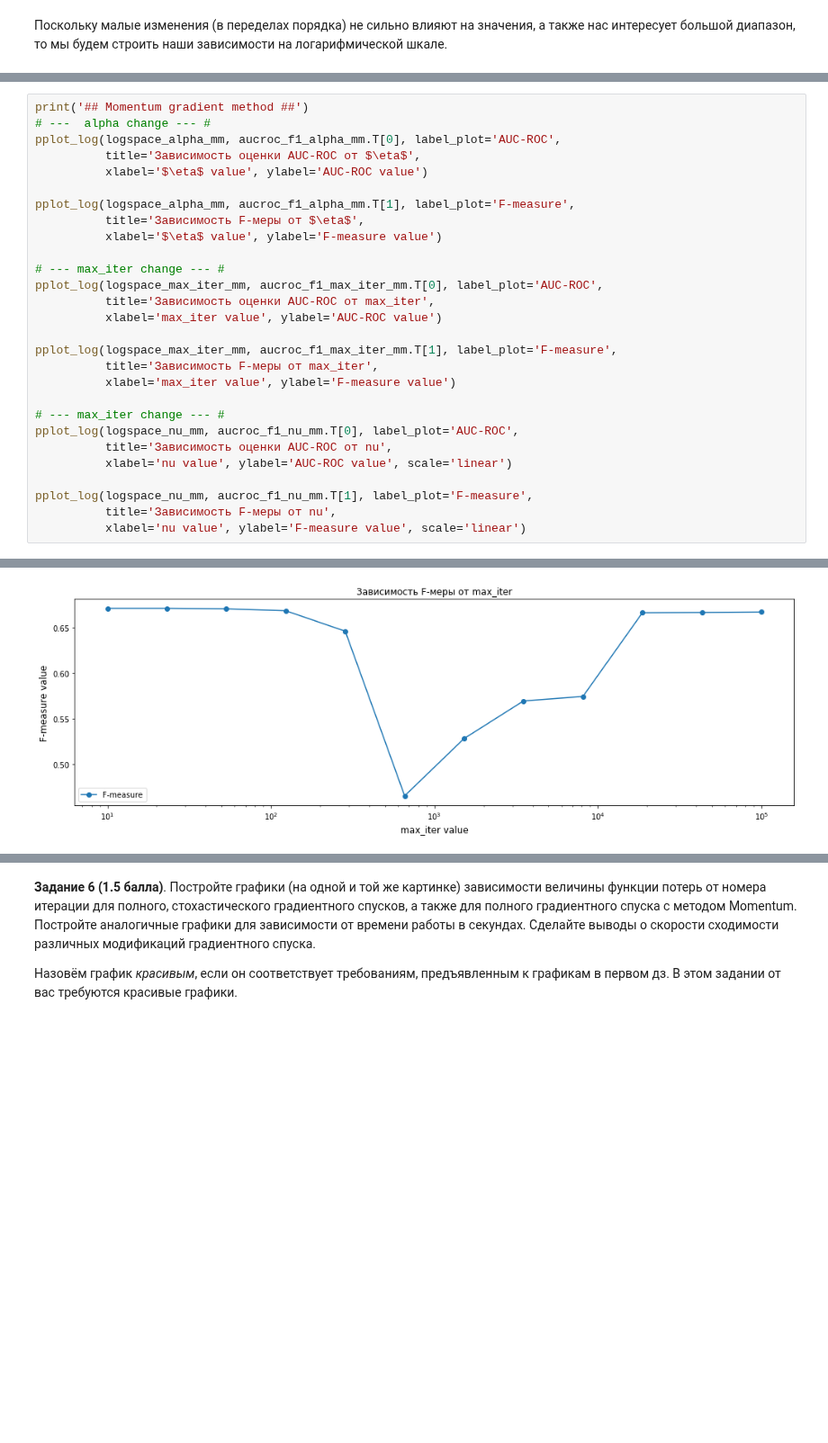
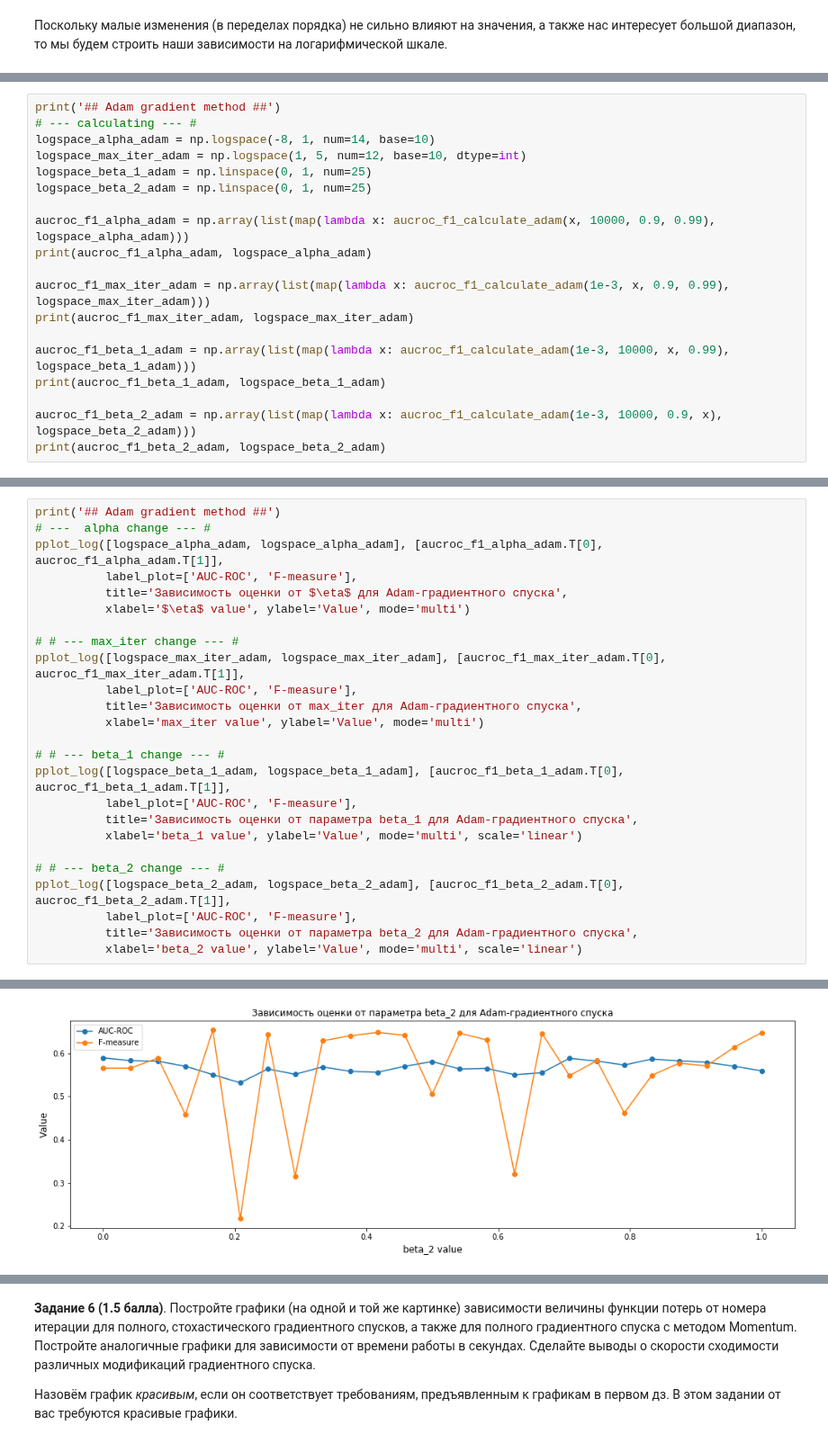
Before and after one commit to GorillazZz1/ml-course-hse-2020, a Jupyter notebook: hw4.ipynb, the cells around one changed output, grey strips where cells are left out. Shown at 90% size. Cells and saved outputs as stored; diff of their text form; blank space fills up the shorter version.

Commit message:
started part 2+adam method release

```diff
--- a/hw4.ipynb
+++ b/hw4.ipynb
@@ -595,0 +679,19 @@ print(aucroc_f1_nu_mm, logspace_nu_mm)
+# %%
+print('## Adam gradient method ##')
+# --- calculating --- #
+logspace_alpha_adam = np.logspace(-8, 1, num=14, base=10)
+logspace_max_iter_adam = np.logspace(1, 5, num=12, base=10, dtype=int)
+logspace_beta_1_adam = np.linspace(0, 1, num=25)
+logspace_beta_2_adam = np.linspace(0, 1, num=25)
+
+aucroc_f1_alpha_adam = np.array(list(map(lambda x: aucroc_f1_calculate_adam(x, 10000, 0.9, 0.99), logspace_alpha_adam)))
+print(aucroc_f1_alpha_adam, logspace_alpha_adam)
+
+aucroc_f1_max_iter_adam = np.array(list(map(lambda x: aucroc_f1_calculate_adam(1e-3, x, 0.9, 0.99), logspace_max_iter_adam)))
+print(aucroc_f1_max_iter_adam, logspace_max_iter_adam)
+
+aucroc_f1_beta_1_adam = np.array(list(map(lambda x: aucroc_f1_calculate_adam(1e-3, 10000, x, 0.99), logspace_beta_1_adam)))
+print(aucroc_f1_beta_1_adam, logspace_beta_1_adam)
+
+aucroc_f1_beta_2_adam = np.array(list(map(lambda x: aucroc_f1_calculate_adam(1e-3, 10000, 0.9, x), logspace_beta_2_adam)))
+print(aucroc_f1_beta_2_adam, logspace_beta_2_adam)
@@ -596,29 +713,26 @@ print(aucroc_f1_nu_mm, logspace_nu_mm)
 # %%
-print('## Momentum gradient method ##')
+print('## Adam gradient method ##')
 # ---  alpha change --- #
-pplot_log(logspace_alpha_mm, aucroc_f1_alpha_mm.T[0], label_plot='AUC-ROC',
-          title='Зависимость оценки AUC-ROC от $\eta$',
-          xlabel='$\eta$ value', ylabel='AUC-ROC value')
+pplot_log([logspace_alpha_adam, logspace_alpha_adam], [aucroc_f1_alpha_adam.T[0], aucroc_f1_alpha_adam.T[1]],
+          label_plot=['AUC-ROC', 'F-measure'],
+          title='Зависимость оценки от $\eta$ для Adam-градиентного спуска',
+          xlabel='$\eta$ value', ylabel='Value', mode='multi')
 
-pplot_log(logspace_alpha_mm, aucroc_f1_alpha_mm.T[1], label_plot='F-measure',
-          title='Зависимость F-меры от $\eta$',
-          xlabel='$\eta$ value', ylabel='F-measure value')
+# # --- max_iter change --- #
+pplot_log([logspace_max_iter_adam, logspace_max_iter_adam], [aucroc_f1_max_iter_adam.T[0], aucroc_f1_max_iter_adam.T[1]],
+          label_plot=['AUC-ROC', 'F-measure'],
+          title='Зависимость оценки от max_iter для Adam-градиентного спуска',
+          xlabel='max_iter value', ylabel='Value', mode='multi')
 
-# --- max_iter change --- #
-pplot_log(logspace_max_iter_mm, aucroc_f1_max_iter_mm.T[0], label_plot='AUC-ROC',
-          title='Зависимость оценки AUC-ROC от max_iter',
-          xlabel='max_iter value', ylabel='AUC-ROC value')
+# # --- beta_1 change --- #
+pplot_log([logspace_beta_1_adam, logspace_beta_1_adam], [aucroc_f1_beta_1_adam.T[0], aucroc_f1_beta_1_adam.T[1]],
+          label_plot=['AUC-ROC', 'F-measure'],
+          title='Зависимость оценки от параметра beta_1 для Adam-градиентного спуска',
+          xlabel='beta_1 value', ylabel='Value', mode='multi', scale='linear')
 
-pplot_log(logspace_max_iter_mm, aucroc_f1_max_iter_mm.T[1], label_plot='F-measure',
-          title='Зависимость F-меры от max_iter',
-          xlabel='max_iter value', ylabel='F-measure value')
-
-# --- max_iter change --- #
-pplot_log(logspace_nu_mm, aucroc_f1_nu_mm.T[0], label_plot='AUC-ROC',
-          title='Зависимость оценки AUC-ROC от nu',
-          xlabel='nu value', ylabel='AUC-ROC value', scale='linear')
-
-pplot_log(logspace_nu_mm, aucroc_f1_nu_mm.T[1], label_plot='F-measure',
-          title='Зависимость F-меры от nu',
-          xlabel='nu value', ylabel='F-measure value', scale='linear')
+# # --- beta_2 change --- #
+pplot_log([logspace_beta_2_adam, logspace_beta_2_adam], [aucroc_f1_beta_2_adam.T[0], aucroc_f1_beta_2_adam.T[1]],
+          label_plot=['AUC-ROC', 'F-measure'],
+          title='Зависимость оценки от параметра beta_2 для Adam-градиентного спуска',
+          xlabel='beta_2 value', ylabel='Value', mode='multi', scale='linear')
 # %% [output]
@@ -629 +743 @@ pplot_log(logspace_nu_mm, aucroc_f1_nu_mm.T[1], label_plot='F-measure',
-[figure, old version]
+[figure, new version]
```
Also changed, not shown: parts of 34 cells of this notebook.
